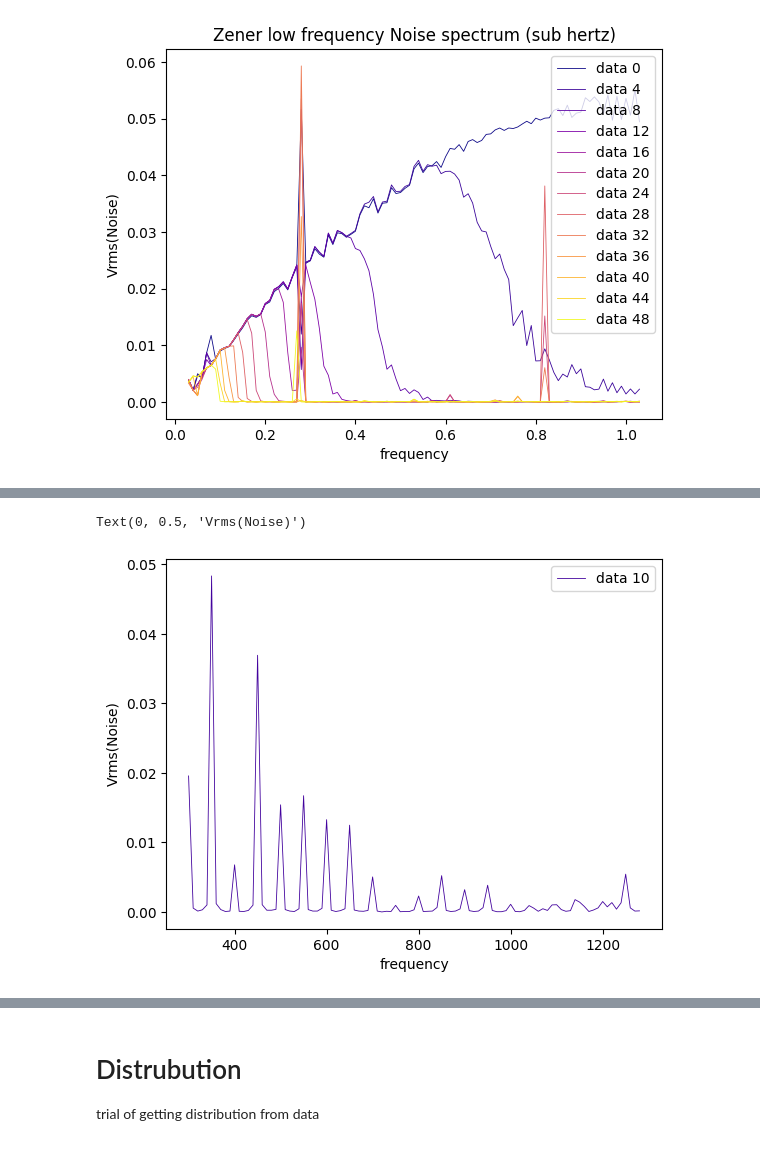
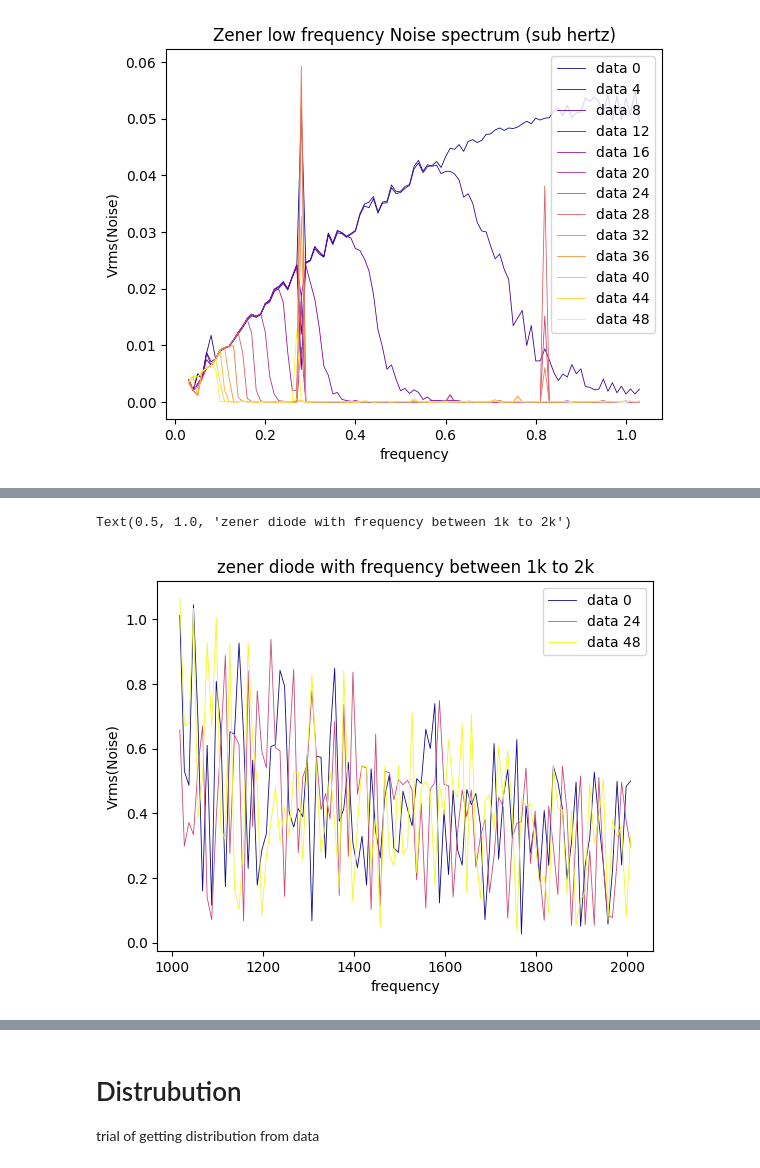
Before and after one commit to vijaypanchalr3/shotnoise, a Jupyter notebook: src/analysis/analysis.ipynb, the cells around one changed output, grey strips where cells are left out. Drawn from its saved outputs; the diff is of its cells as text; code cells hidden in the pictures.

```diff
--- a/src/analysis/analysis.ipynb
+++ b/src/analysis/analysis.ipynb
@@ -54,3 +101,13 @@ ax.set_title("Zener low frequency Noise spectrum (sub hertz)")
 # %% [output]
 Text(0.5, 1.0, 'Zener low frequency Noise spectrum (sub hertz)')
 [figure]
+# %%
+diff_data, colormap = file5_init.shady_plot("plasma")
+total_points=10
+fig, ax = plt.subplots()
+for i in range(0,len(diff_data),int(len(diff_data)/total_points)):
+    ax.plot(diff_data[i][:,0],diff_data[i][:,1],color=colormap(i), label=f"data {i}",linewidth= .6)
+# ax.set(ylim=(0.0,0.0002))
+ax.legend()
+ax.set_xlabel("frequency")
+ax.set_ylabel("Vrms(Noise)")
@@ -56,0 +117,10 @@ Text(0.5, 1.0, 'Zener low frequency Noise spectrum (sub hertz)')
+# %%
+diff_data, colormap = file6_init.shady_plot("plasma")
+total_points=10
+fig, ax = plt.subplots()
+for i in range(0,len(diff_data),int(len(diff_data)/total_points)):
+    ax.plot(diff_data[i][:,0],diff_data[i][:,1],color=colormap(i), label=f"data {i}",linewidth= .6)
+# ax.set(ylim=(0.0,0.0002))
+ax.legend()
+ax.set_xlabel("frequency")
+ax.set_ylabel("Vrms(Noise)")
@@ -56,0 +130,12 @@ Text(0.5, 1.0, 'Zener low frequency Noise spectrum (sub hertz)')
+# %%
+diff_data, colormap = ufile1_init.shady_plot("plasma")
+total_points=10
+fig, ax = plt.subplots()
+for i in range(0,len(diff_data),int(len(diff_data)/total_points)):
+    # ax.plot(diff_data[i][:,0],diff_data[i][:,1],color=colormap(i), label=f"data {i}",linewidth= .6)
+    ax.plot(diff_data[i][:,0],diff_data[i][:,1],'ro')
+# ax.set(ylim=(0.0,0.001))
+ax.legend()
+ax.set_xlabel("frequency")
+ax.set_ylabel("Vrms(Noise)")
+ax.set_title("zener diode data for sub 10k frequency")
@@ -57,13 +146,14 @@ Text(0.5, 1.0, 'Zener low frequency Noise spectrum (sub hertz)')
 # %%
-diff_data, colormap = file2_init.shady_plot("plasma")
-total_points=1
+diff_data, colormap = ufile3_init.shady_plot("plasma")
+total_points=2
 fig, ax = plt.subplots()
-for i in range(10,len(diff_data),int(len(diff_data)/total_points)):
+for i in range(0,len(diff_data),int(len(diff_data)/total_points)):
     ax.plot(diff_data[i][:,0],diff_data[i][:,1],color=colormap(i), label=f"data {i}",linewidth= .6)
 # ax.set(ylim=(0.0,0.001))
 ax.legend()
 ax.set_xlabel("frequency")
 ax.set_ylabel("Vrms(Noise)")
+ax.set_title("zener diode with frequency between 1k to 2k")
 # %% [output]
-Text(0, 0.5, 'Vrms(Noise)')
+Text(0.5, 1.0, 'zener diode with frequency between 1k to 2k')
-[figure, old version]
+[figure, new version]
```
Also changed, not shown: parts of 13 cells of this notebook, 34 other files.
